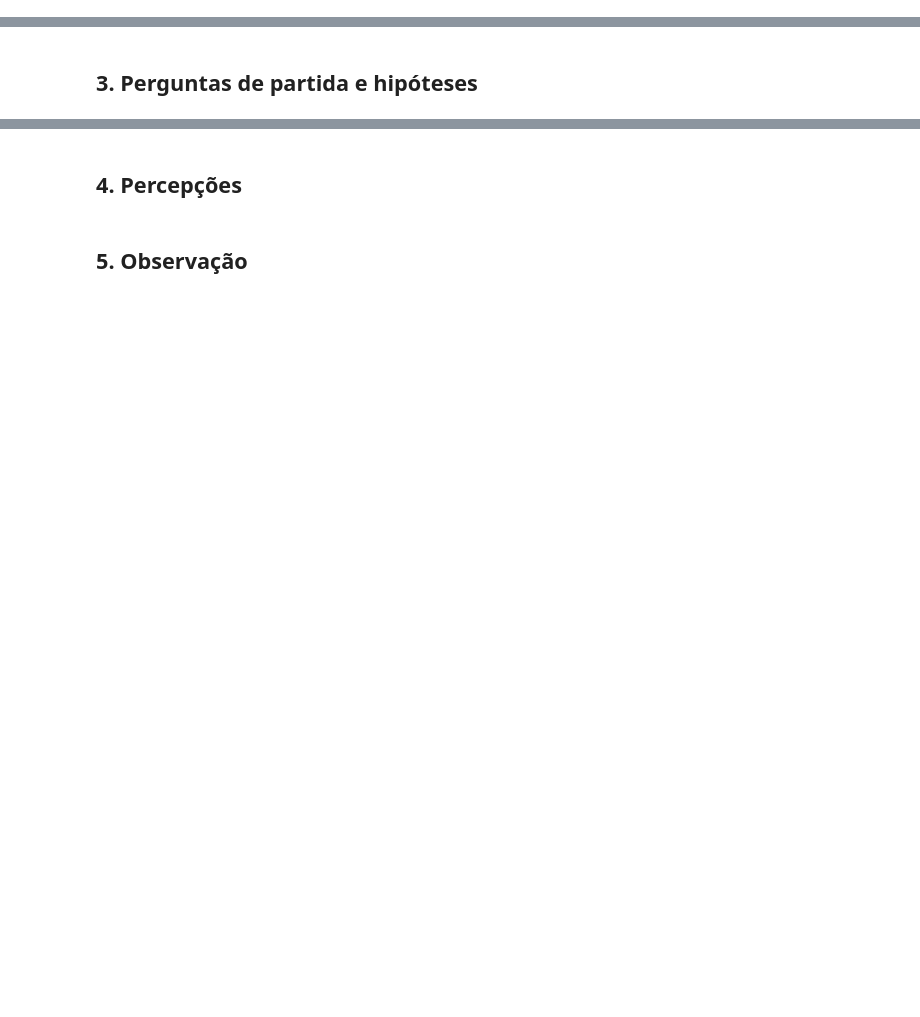
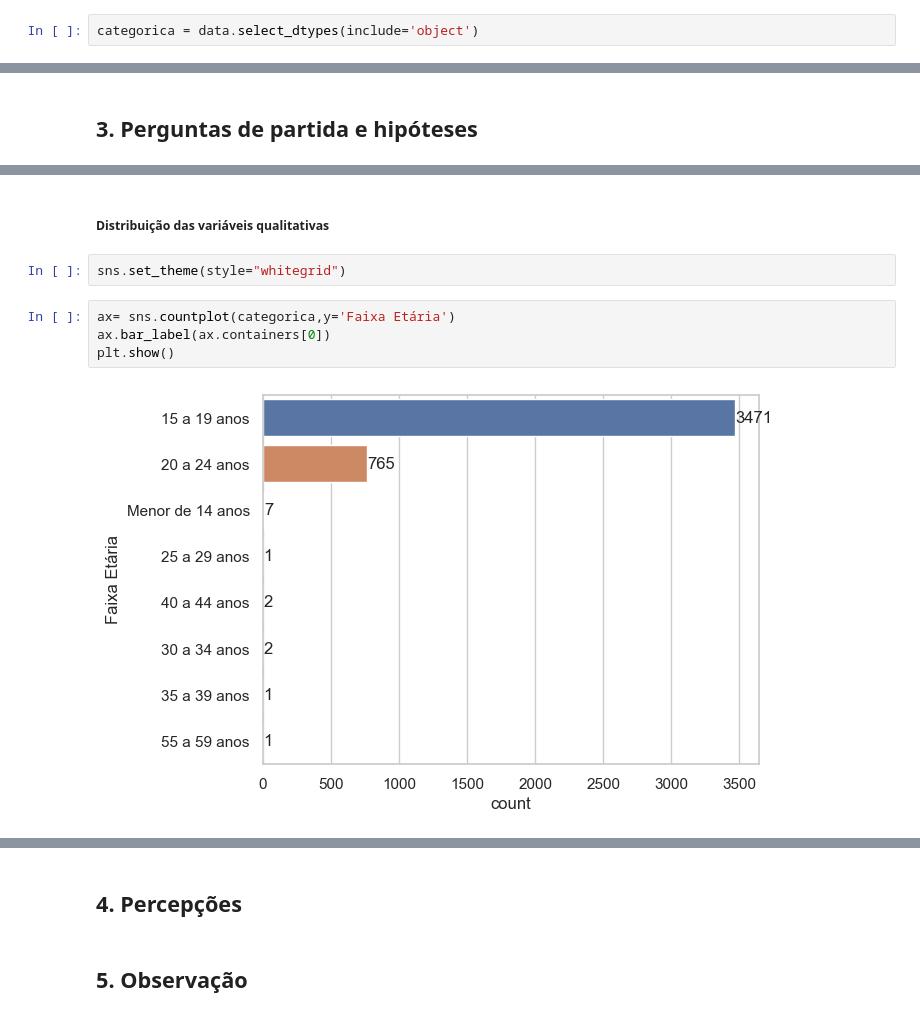
Before and after one commit to Geraldomendes/SchoolDropoutPrediction, a Jupyter notebook: notebooks/02-exploratory_data_analysis.ipynb, the cells around one changed output, grey strips where cells are left out. Cells and saved outputs as stored; diff of their text form; blank space fills up the shorter version.

```diff
--- a/notebooks/02-exploratory_data_analysis.ipynb
+++ b/notebooks/02-exploratory_data_analysis.ipynb
@@ -66,3 +75,5 @@ data.select_dtypes(include='object')
+# %%
+categorica = data.select_dtypes(include='object')
 # %%
 data.select_dtypes(exclude='object')
 # %% [output]
@@ -83,0 +114,10 @@ data.select_dtypes(exclude='object')
+# %% [markdown]
+##### Distribuição das variáveis qualitativas
+# %%
+sns.set_theme(style="whitegrid")
+# %%
+ax= sns.countplot(categorica,y='Faixa Etária')
+ax.bar_label(ax.containers[0])
+plt.show()
+# %% [output]
+[figure, added]
```
Also changed, not shown: parts of 10 cells of this notebook, 1 other file.
